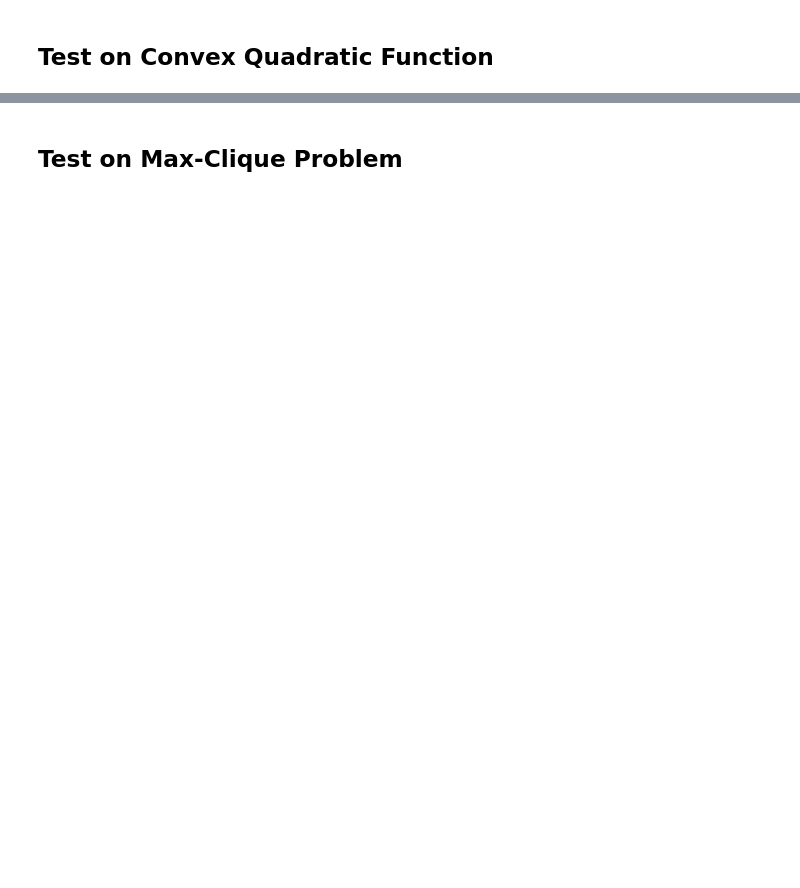
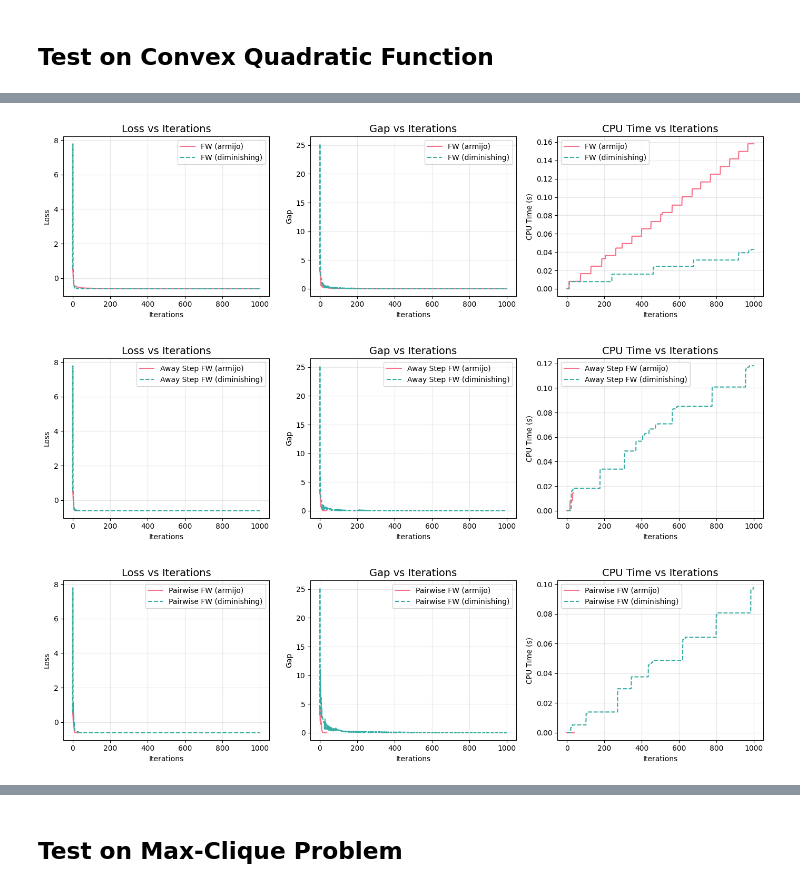
Before and after one commit to pavelihno/optimization-data-science, a Jupyter notebook: Project.ipynb, the cells around one changed output, grey strips where cells are left out. Cells and saved outputs as stored; diff of their text form; code cells hidden in the pictures; blank space fills up the shorter version.

Commit message:
1) added functions for plotting algorithms' performance 2) algorithms tested on unit simple convex problem

```diff
--- a/Project.ipynb
+++ b/Project.ipynb
@@ -34,6 +58,7 @@ class FrankWolfeBase(ABC):
         self.tol = tol
         self.line_search_strategy = line_search_strategy
 
+        self.x_pred = None
         self.iter = 0
         self.loss_history = []
         self.cpu_time_history = []
@@ -79,10 +104,10 @@ class FrankWolfeBase(ABC):
         # TODO: exact and exact_bounded strats are problem specific
         # suggest to omit them for simplicity
         elif self.line_search_strategy == 'exact':
-            pass
+            raise NotImplementedError('Exact line search needs to be implemented')
 
         elif self.line_search_strategy == 'exact_bounded':
-            pass
+            raise NotImplementedError('Exact line search for away and pairwise FW needs to be implemented')
 
         else:
             raise ValueError("Invalid line search strategy")
@@ -131,7 +156,7 @@ class FrankWolfe(FrankWolfeBase):
 
             # Direction and step size
             d = s - x
-            step_size = self._line_search(x, k, d, grad)
+            step_size = self._line_search(objective_function, x, k, d, grad)
 
             # Update solution
             x = x + step_size * d
@@ -142,6 +167,9 @@ class FrankWolfe(FrankWolfeBase):
             self.loss_history.append(objective_function(x))
             self.cpu_time_history.append(time.time() - start_time)
 
+        # Save the final solution
+        self.x_pred = x.copy()
+
         return x
 # %% [markdown]
 ### Away Step Frank-Wolfe
@@ -169,8 +197,8 @@ class FrankWolfe(FrankWolfeBase):
 class AwayStepFrankWolfe(FrankWolfeBase):
     """Away Step Frank-Wolfe algorithm implementation"""
 
-    def __init__(self, max_iter=1000, tol=1e-6):
-        super().__init__(max_iter, tol, line_search_strategy='exact_bounded')
+    def __init__(self, max_iter=1000, tol=1e-6, line_search_strategy='exact_bounded'):
+        super().__init__(max_iter, tol, line_search_strategy)
 
         self.active_set = None
 
@@ -192,6 +220,7 @@ class AwayStepFrankWolfe(FrankWolfeBase):
             - For other vertices v: α_v = (1+step_size)*α_v
         """
         new_active_set = []
+        is_s_in_active_set = False
 
         # Away step case
         if is_away:
@@ -222,7 +251,6 @@ class AwayStepFrankWolfe(FrankWolfeBase):
                 # Active set becomes just {s}
                 new_active_set = [(s, 1.0)]
             else:
-                is_s_in_active_set = False
 
                 for vertex, weight in self.active_set:
                     # For all vertices: α_v = (1-step_size)*α_v
@@ -236,9 +264,9 @@ class AwayStepFrankWolfe(FrankWolfeBase):
                     if new_weight > 1e-10:  # Numerical stability check
                         new_active_set.append((vertex, new_weight))
 
-            # Add s to active set if not already present
-            if not is_s_in_active_set:
-                new_active_set.append((s, step_size))
+                # Add s to active set if not already present
+                if not is_s_in_active_set:
+                    new_active_set.append((s, step_size))
 
         return new_active_set
 
@@ -306,7 +334,7 @@ class AwayStepFrankWolfe(FrankWolfeBase):
                 max_step_size = 1.0
 
             # Step size
-            step_size = self._line_search(x, k, d, grad, max_step_size)
+            step_size = self._line_search(objective_function, x, k, d, grad, max_step_size)
 
             # Update solution
             x = x + step_size * d
@@ -320,6 +348,9 @@ class AwayStepFrankWolfe(FrankWolfeBase):
             self.loss_history.append(objective_function(x))
             self.cpu_time_history.append(time.time() - start_time)
 
+        # Save the final solution
+        self.x_pred = x.copy()
+
         return x
 # %% [markdown]
 ### Pairwise Frank-Wolfe
@@ -342,8 +373,8 @@ class AwayStepFrankWolfe(FrankWolfeBase):
 class PairwiseFrankWolfe(AwayStepFrankWolfe):
     """Pairwise Frank-Wolfe algorithm implementation"""
 
-    def __init__(self, max_iter=1000, tol=1e-6):
-        super().__init__(max_iter, tol)
+    def __init__(self, max_iter=1000, tol=1e-6, line_search_strategy='exact_bounded'):
+        super().__init__(max_iter, tol,line_search_strategy)
 
     def _update_active_set(self, s, a_idx, step_size, max_step_size):
         """Update the active set
@@ -381,6 +412,7 @@ class PairwiseFrankWolfe(AwayStepFrankWolfe):
             else:
                 # For other vertices v: α_v remains unchanged
                 new_active_set.append((vertex, weight))
+
         if not is_s_in_active_set:
             new_active_set.append((s, step_size))
 
@@ -422,7 +454,7 @@ class PairwiseFrankWolfe(AwayStepFrankWolfe):
             gap = -(grad @ d)
 
             # Step size
-            step_size = self._line_search(x, k, d, grad, max_step_size)
+            step_size = self._line_search(objective_function, x, k, d, grad, max_step_size)
 
             # Update solution
             x = x + step_size * d
@@ -436,4 +468,7 @@ class PairwiseFrankWolfe(AwayStepFrankWolfe):
             self.loss_history.append(objective_function(x))
             self.cpu_time_history.append(time.time() - start_time)
 
+        # Save the final solution
+        self.x_pred = x.copy()
+
         return x
@@ -441,0 +647,10 @@ class PairwiseFrankWolfe(AwayStepFrankWolfe):
+# %%
+compare_solvers(list(fw_solvers.values()), list(fw_solvers.keys()))
+
+compare_solvers(list(fw_away_solvers.values()), list(fw_away_solvers.keys()))
+
+compare_solvers(list(fw_pw_solvers.values()), list(fw_pw_solvers.keys()))
+# %% [output]
+[figure, added]
+[figure, added]
+[figure, added]
```
Also changed, not shown: parts of 8 cells of this notebook.
